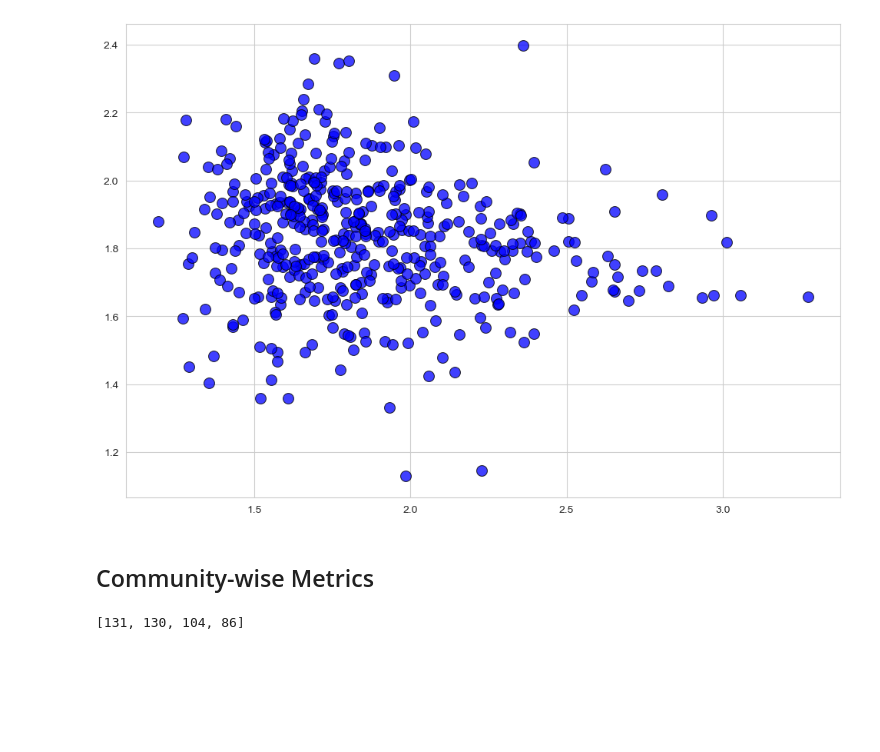
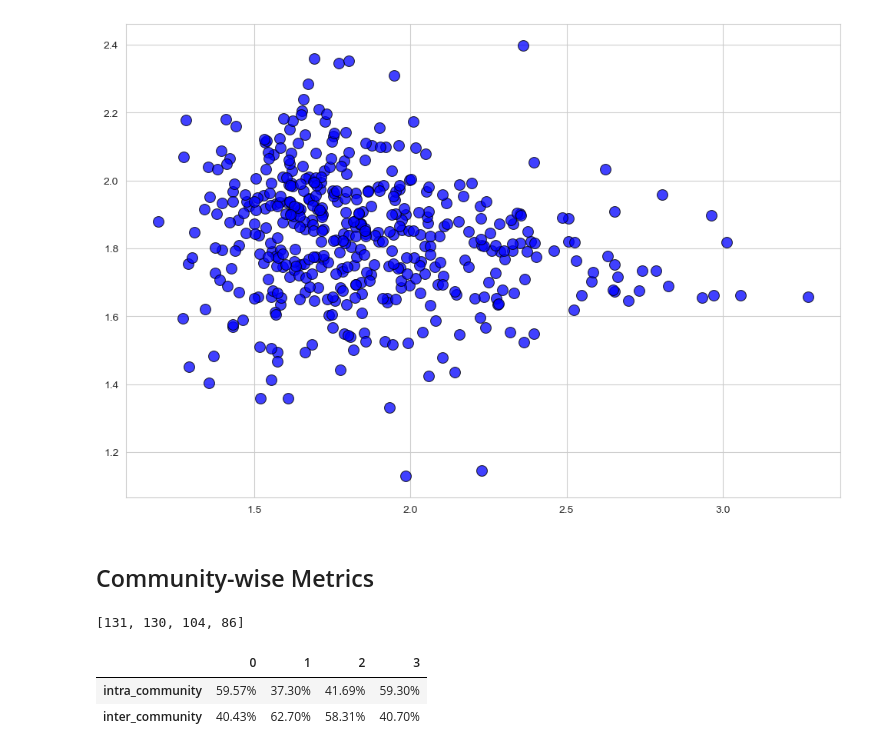
Before and after one commit to hakai-vulpes/resistance-graph-study, a Jupyter notebook: analysis.ipynb, the cells around one changed output. Saved outputs shown, nothing was run; the diff lists cells and outputs as text; code cells hidden in the pictures; blank space fills up the shorter version.

Commit message:
add(analysis): included a couple metrics commented in the paper

```diff
--- a/analysis.ipynb
+++ b/analysis.ipynb
@@ -363,5 +363,61 @@ player_to_community = [None] * len(players_location)
 for idx, community in enumerate(communities):
     for player in community:
         player_to_community[player] = idx
+# %%
+pd.set_option('future.no_silent_downcasting', True)
+attributes_data = pd.DataFrame(
+    columns=range(len(communities)),
+    index=[
+        'intra_community',
+        'inter_community',
+        'intra_community_count',
+        'inter_community_count'
+    ]
+).fillna(0)
+
+for idx, game in enumerate(games):
+    G = create_graph_instance(game.mean(axis='rows'))
+
+    # Intra-community
+    for node in G.nodes():
+        player = location_to_players[(idx, node+1)]
+        community = player_to_community[player]
+
+        weights = [
+            data['weight']
+            for _, v, data
+            in G.out_edges(node, data=True)
+            if community == player_to_community[location_to_players[(idx, v+1)]]
+        ]
+        if weights:
+            attributes_data.at['intra_community', community] += mean(weights)
+            attributes_data.at['intra_community_count', community] += 1
+
+    # Inter-community
+    for node in G.nodes():
+        player = location_to_players[(idx, node+1)]
+        community = player_to_community[player]
+
+        weights = [
+            data['weight']
+            for _, v, data
+            in G.out_edges(node, data=True)
+            if community != player_to_community[location_to_players[(idx, v+1)]]
+        ]
+        if weights:
+            attributes_data.at['inter_community', community] += mean(weights)
+            attributes_data.at['inter_community_count', community] += 1
+
+attributes_data.loc['intra_community', :] = attributes_data.loc['intra_community', :]\
+    .div(attributes_data.loc['intra_community_count', :])
+attributes_data.loc['inter_community', :] = attributes_data.loc['inter_community', :]\
+    .div(attributes_data.loc['inter_community_count', :])
+attributes = attributes_data.loc[['intra_community', 'inter_community'],:]
+attributes.div(attributes.sum()).style.format('{:.2%}')
+# According to the paper, deceivers actively avoid looking at each other
+# %% [output]
+|  | 0 | 1 | 2 | 3 |
+| intra_community | 59.57% | 37.30% | 41.69% | 59.30% |
+| inter_community | 40.43% | 62.70% | 58.31% | 40.70% |
 # %%
 pd.set_option('future.no_silent_downcasting', True)
```
Also changed, not shown: parts of 1 cell of this notebook.
